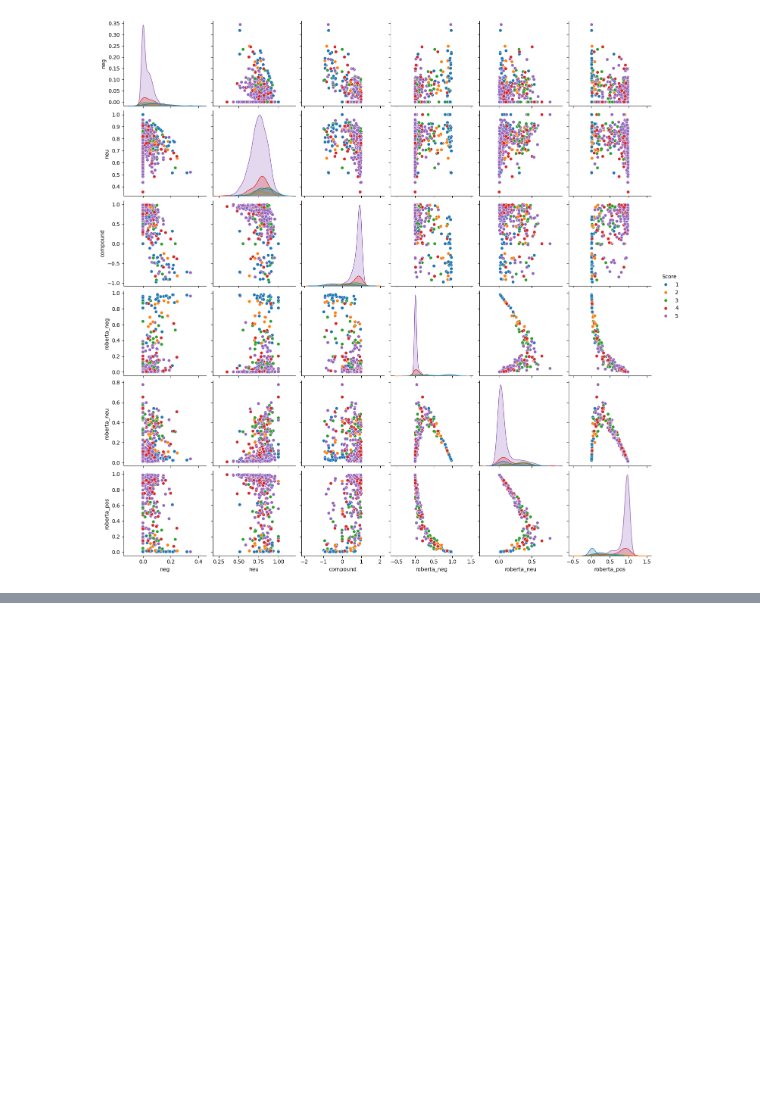
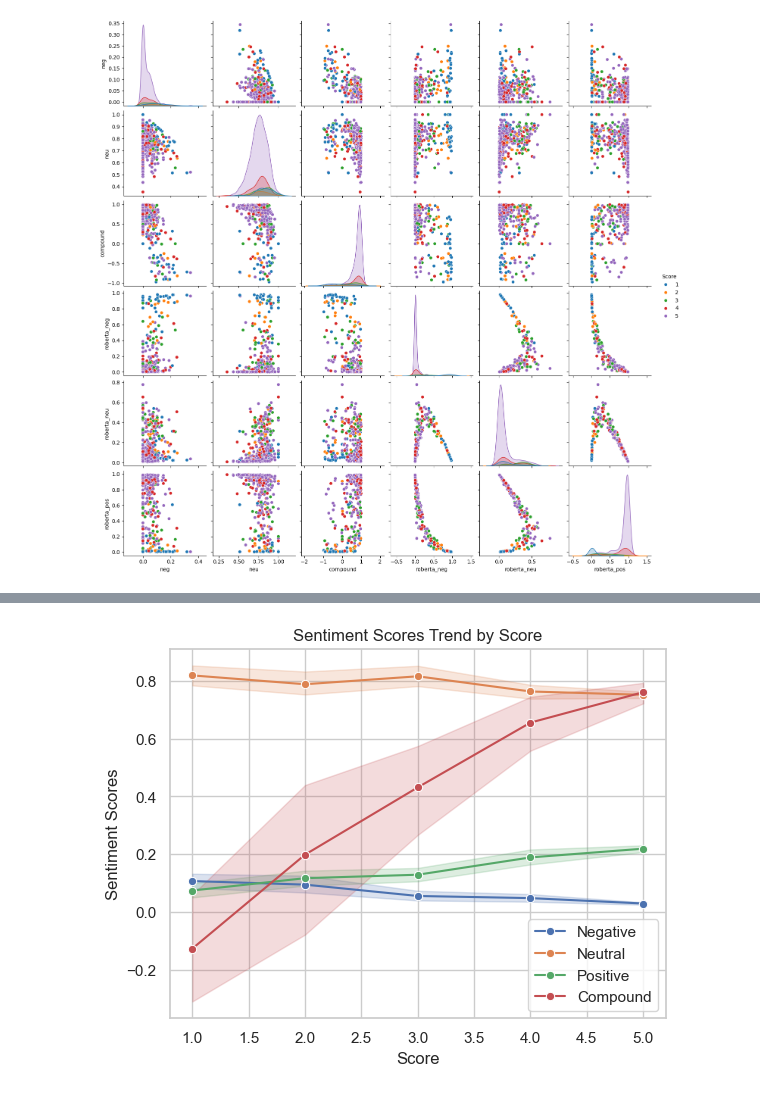
Before and after one commit to subham-singh46/SENTIMENT-ANALYSIS-VADER-ROBERTA-, a Jupyter notebook: sentiment.ipynb, the cells around one changed output, grey strips where cells are left out. Cells and saved outputs as stored; diff of their text form; code cells hidden in the pictures; blank space fills up the shorter version.

```diff
--- a/sentiment.ipynb
+++ b/sentiment.ipynb
@@ -343,0 +389,12 @@ sns.pairplot(data=results_df,vars=[ 'neg', 'neu', 'compound',  'roberta_neg', 'r
+# %%
+sns.lineplot(x='Score', y='neg', data=results_df, marker='o', label='Negative')
+sns.lineplot(x='Score', y='neu', data=results_df, marker='o', label='Neutral')
+sns.lineplot(x='Score', y='pos', data=results_df, marker='o', label='Positive')
+sns.lineplot(x='Score', y='compound', data=results_df, marker='o', label='Compound')
+plt.title('Sentiment Scores Trend by Score')
+plt.xlabel('Score')
+plt.ylabel('Sentiment Scores')
+plt.legend()
+plt.show()
+# %% [output]
+[figure, added]
```
Also changed, not shown: parts of 8 cells of this notebook, 1 other file.
